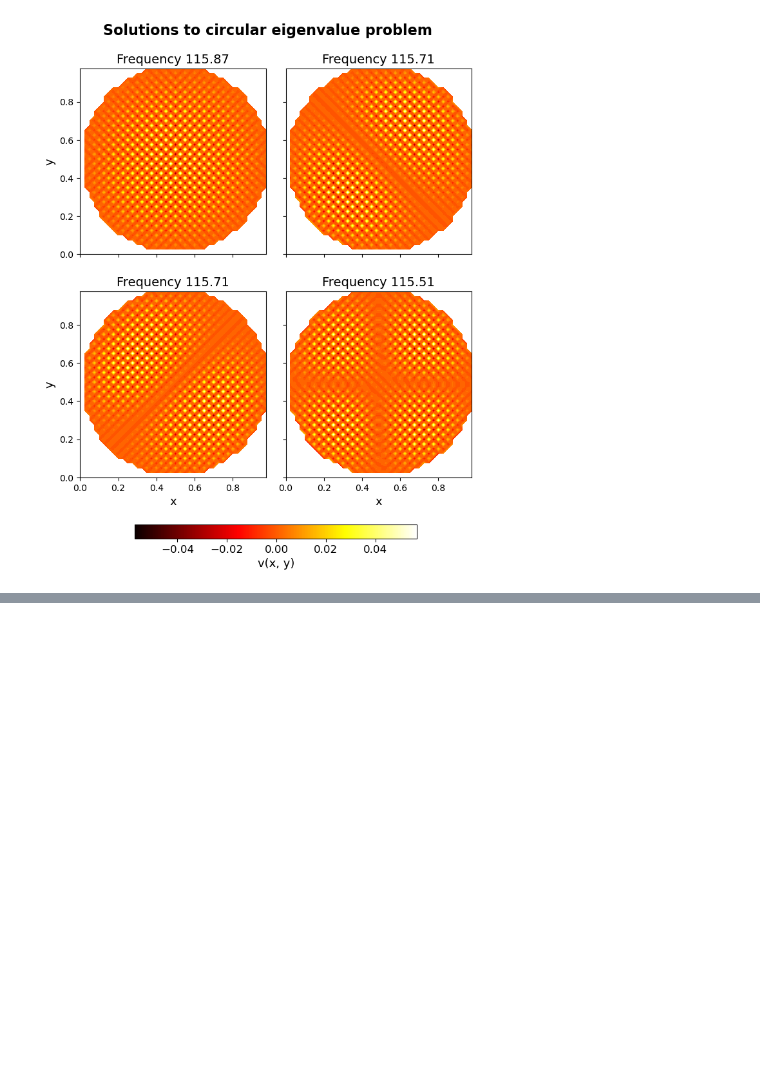
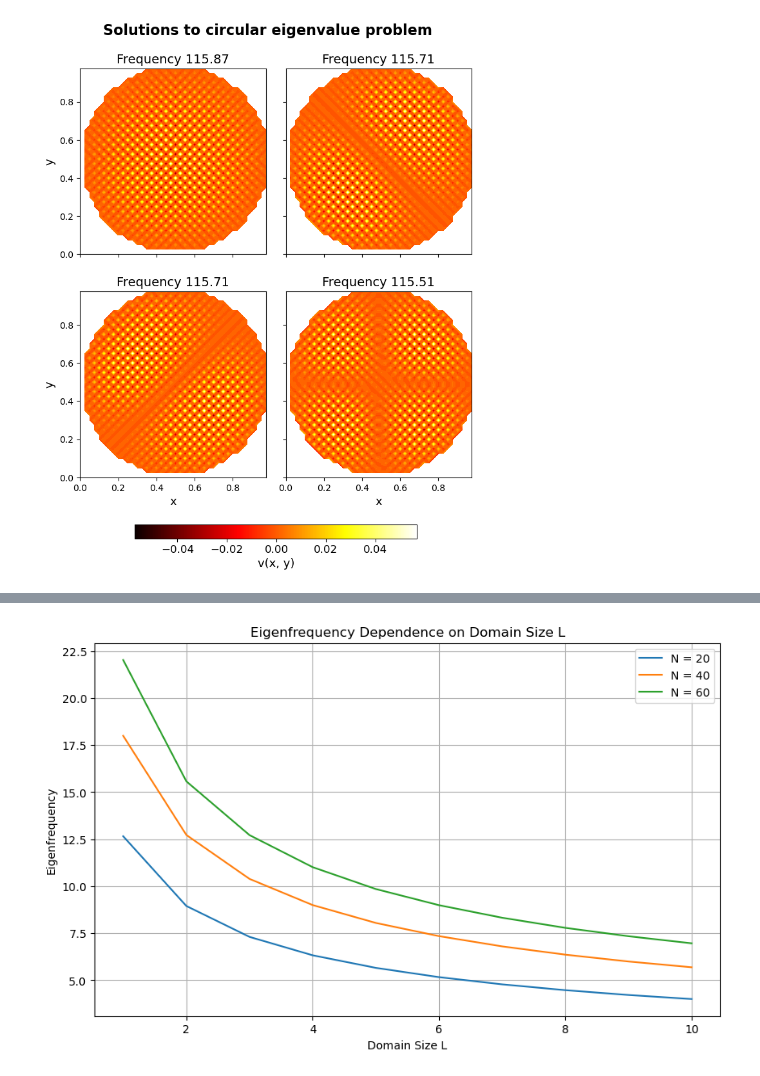
Before and after one commit to francescotiepolo/scientific_computing_assignment3, a Jupyter notebook: notebook_3_1.ipynb, the cells around one changed output, grey strips where cells are left out. Drawn from its saved outputs; the diff is of its cells as text; code cells hidden in the pictures; blank space fills up the shorter version.

```diff
--- a/notebook_3_1.ipynb
+++ b/notebook_3_1.ipynb
@@ -181,0 +210,17 @@ plt.show()
+# %%
+L_values = np.linspace(1, 10, 10)
+N_values = [20, 40, 60]
+
+plt.figure(figsize=(10, 6))
+for N in N_values:
+    freq_matrix = np.array([compute_freq(N, L) for L in L_values])
+    plt.plot(L_values, freq_matrix[:,0], label=f"N = {N}")
+
+plt.xlabel("Domain Size L")
+plt.ylabel("Eigenfrequency")
+plt.title("Eigenfrequency Dependence on Domain Size L")
+plt.legend()
+plt.grid(True)
+plt.show()
+# %% [output]
+[figure, added]
```
Also changed, not shown: parts of 6 cells of this notebook, 1 other file.
